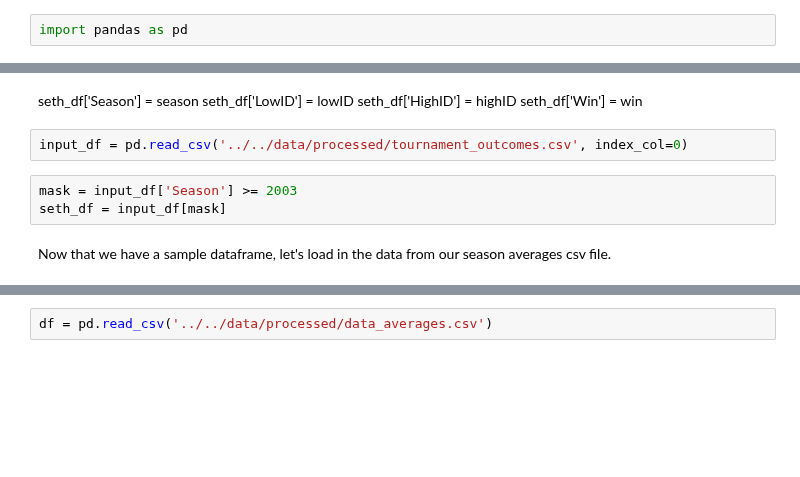
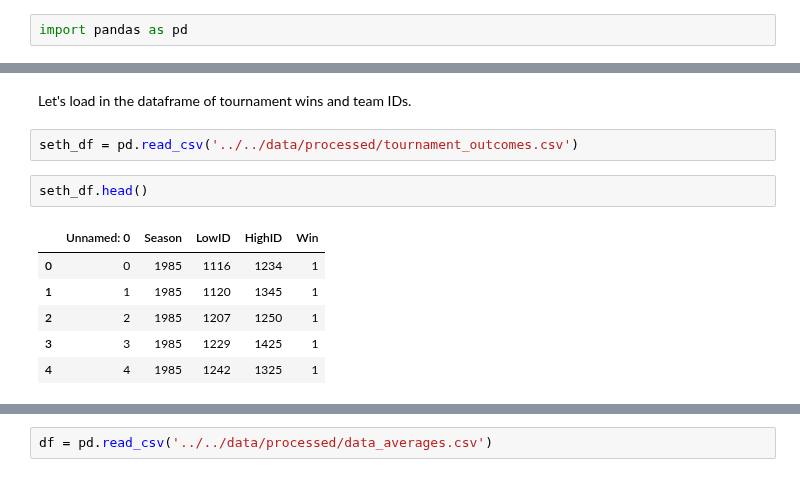
Before and after one commit to sethchart/kaggle-march-machine-learning-mania, a Jupyter notebook: notebooks/exploratory/merge_datasets.ipynb, the cells around one changed output, grey strips where cells are left out. Cells and saved outputs as stored; diff of their text form; blank space fills up the shorter version.

Commit message:
changed the merged_datasets.ipynb to read in the tournament results data and save the dataset for the classifier

```diff
--- a/notebooks/exploratory/merge_datasets.ipynb
+++ b/notebooks/exploratory/merge_datasets.ipynb
@@ -10,12 +3,13 @@ win = [0,1,1,1]
-# %% [markdown]
-seth_df['Season'] = season
-seth_df['LowID'] = lowID
-seth_df['HighID'] = highID
-seth_df['Win'] = win
+# %% [markdown]
+Let's load in the dataframe of tournament wins and team IDs.
 # %%
-input_df = pd.read_csv('../../data/processed/tournament_outcomes.csv', index_col=0)
+seth_df = pd.read_csv('../../data/processed/tournament_outcomes.csv')
-# %%
-mask = input_df['Season'] >= 2003
-seth_df = input_df[mask]
-# %% [markdown]
-Now that we have a sample dataframe, let's load in the data from our season averages csv file.
+# %%
+seth_df.head()
+# %% [output]
+|  | Unnamed: 0 | Season | LowID | HighID | Win |
+| 0 | 0 | 1985 | 1116 | 1234 | 1 |
+| 1 | 1 | 1985 | 1120 | 1345 | 1 |
+| 2 | 2 | 1985 | 1207 | 1250 | 1 |
+| 3 | 3 | 1985 | 1229 | 1425 | 1 |
+| 4 | 4 | 1985 | 1242 | 1325 | 1 |
```
Also changed, not shown: parts of 7 cells of this notebook, 1 other file.
